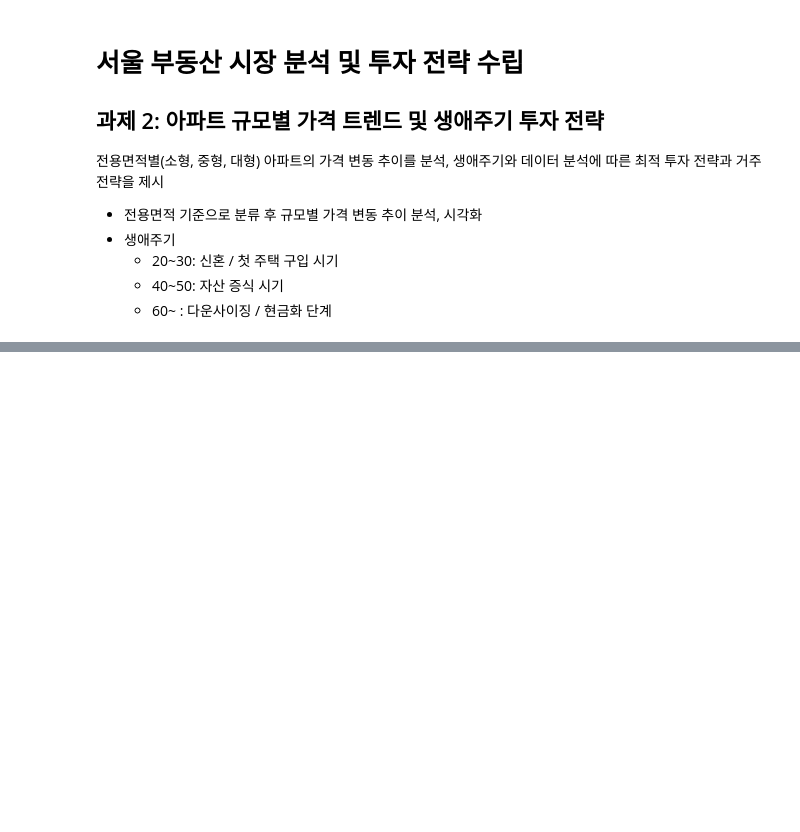
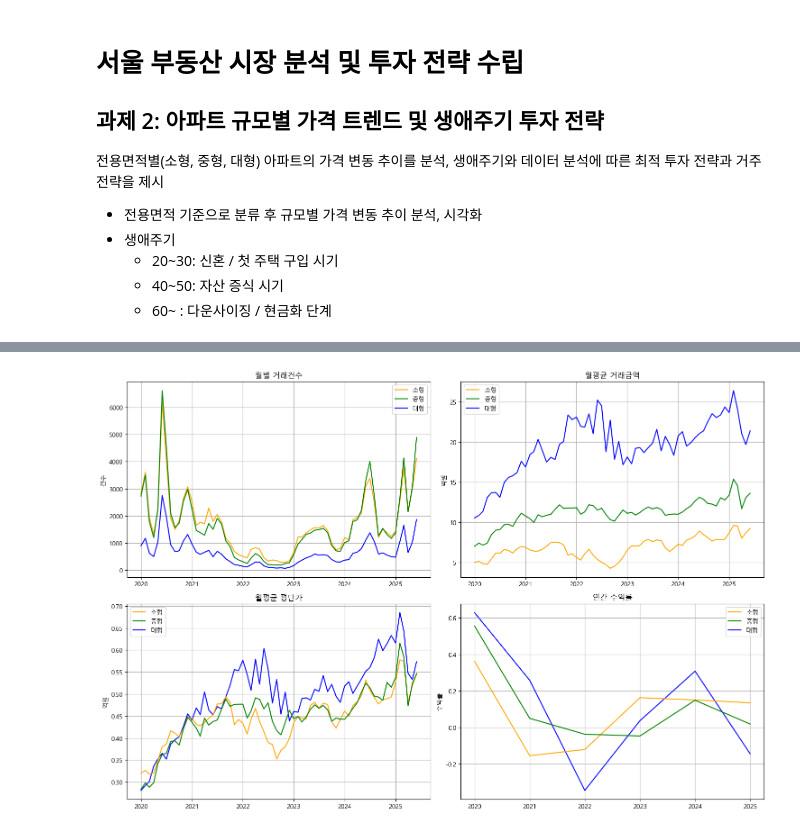
Before and after one commit to krystallinekim/pjt-DataAnalysis-Korean_Real_Estate, a Jupyter notebook: 02_size_lifecycle.ipynb, the cells around one changed output, grey strips where cells are left out. Saved outputs shown, nothing was run; the diff lists cells and outputs as text; code cells hidden in the pictures; blank space fills up the shorter version.

```diff
--- a/02_size_lifecycle.ipynb
+++ b/02_size_lifecycle.ipynb
@@ -127,3 +131,62 @@ display(year_by_area, new_old_ratio)
 | 5 | 중형 | 중고 | 91538 | 84.51 |
 | 0 | 대형 | 신축 | 3180 | 7.52 |
 | 1 | 대형 | 중고 | 39115 | 92.48 |
+# %%
+import matplotlib.pyplot as plt
+
+# 면적구분 목록
+area_types = monthly_stats['면적구분'].unique()
+colors = ['blue', 'orange', 'green']  # 면적구분별 색상 지정
+
+# Figure와 서브플롯 생성 (2x2)
+fig, axes = plt.subplots(2, 2, figsize=(15, 10))
+axes = axes.flatten()
+
+# 1. 월별 거래건수
+for i, area in enumerate(area_types):
+    data = monthly_stats[monthly_stats['면적구분'] == area]
+    axes[0].plot(data['계약월'], data['월별거래건수'], label=area, color=colors[i])
+axes[0].set_title('월별 거래건수')
+axes[0].set_ylabel('건수')
+axes[0].legend()
+axes[0].grid(True)
+
+# 2. 월평균 거래금액 (억 단위)
+for i, area in enumerate(area_types):
+    data = monthly_stats[monthly_stats['면적구분'] == area]
+    axes[1].plot(data['계약월'], data['월평균거래금액']/1e8, label=area, color=colors[i])
+axes[1].set_title('월평균 거래금액')
+axes[1].set_ylabel('억원')
+axes[1].legend()
+axes[1].grid(True)
+
+# 3. 월평균 평단가 (억 단위)
+for i, area in enumerate(area_types):
+    data = monthly_stats[monthly_stats['면적구분'] == area]
+    axes[2].plot(data['계약월'], data['월평균평단가']/1e8, label=area, color=colors[i])
+axes[2].set_title('월평균 평단가')
+axes[2].set_ylabel('억원')
+axes[2].legend()
+axes[2].grid(True)
+
+# 4. 월별 수익률
+for i, area in enumerate(area_types):
+    data = annual_stats[annual_stats['면적구분'] == area]
+    axes[3].plot(data['연도'], data['연간수익률'], label=area, color=colors[i])
+axes[3].set_title('연간 수익률')
+axes[3].set_ylabel('수익률')
+axes[3].legend()
+axes[3].grid(True)
+
+# 범례 순서 조정
+for ax in axes.flat:
+    handles, labels = ax.get_legend_handles_labels()
+    ordered_handles = [handles[labels.index(o)] for o in area_order if o in labels]
+    ordered_labels = [o for o in area_order if o in labels]
+    ax.legend(ordered_handles, ordered_labels)
+
+
+plt.tight_layout()
+plt.show()
+# %% [output]
+[figure, added]
```
Also changed, not shown: parts of 9 cells of this notebook.
